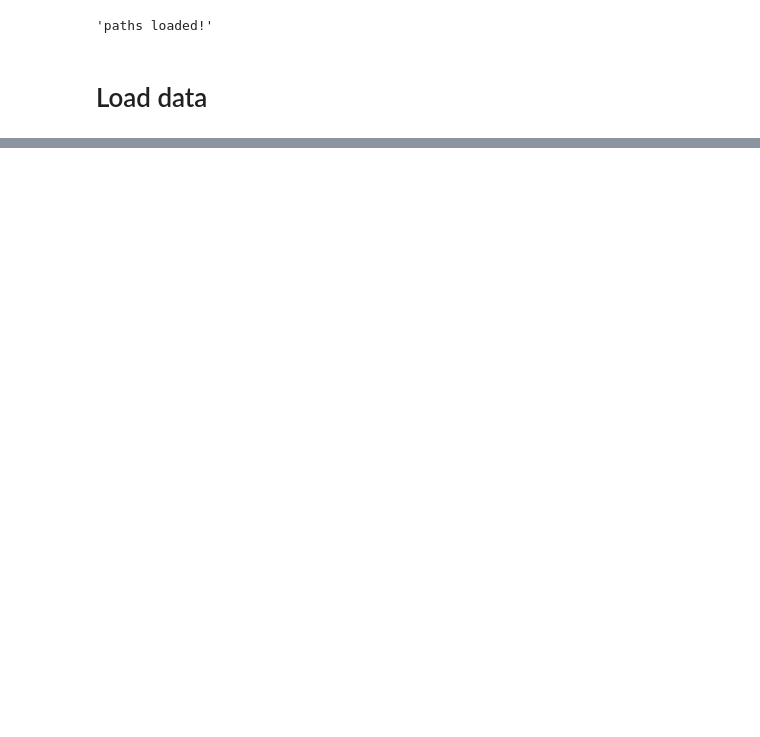
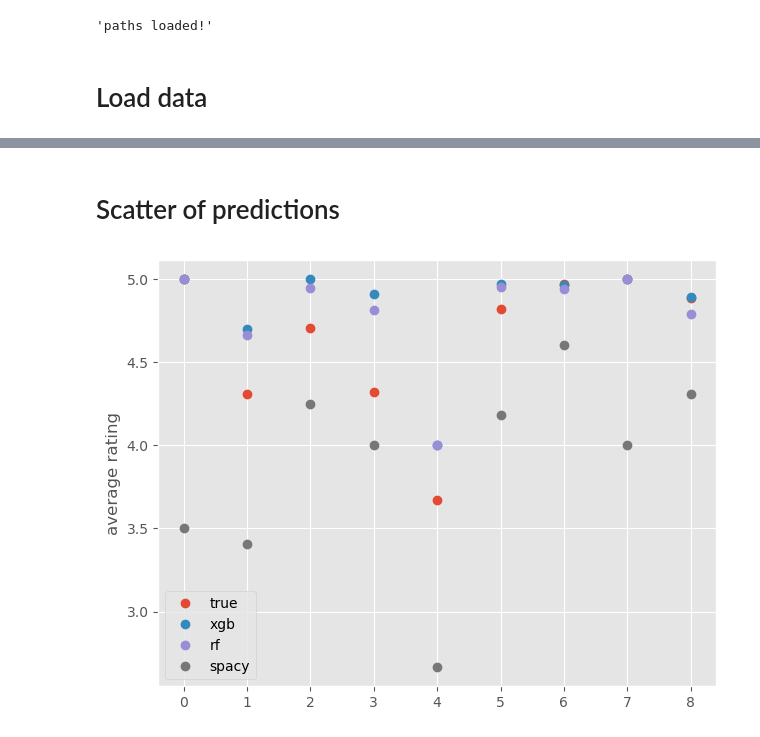
Before and after one commit to julianstar88/Data_Analytics, a Jupyter notebook: Jupyter notebooks/spacy_predict_ratings.ipynb, the cells around one changed output, grey strips where cells are left out. Cells and saved outputs as stored; diff of their text form; code cells hidden in the pictures; blank space fills up the shorter version.

Commit message:
update prediction analysis

```diff
--- a/Jupyter notebooks/spacy_predict_ratings.ipynb
+++ b/Jupyter notebooks/spacy_predict_ratings.ipynb
@@ -1,16 +1,21 @@
 # %%
 import pathlib as pl
 import pandas as pd
+import numpy as np
 import spacy
+import matplotlib.pyplot as plt
 from icecream import ic
 
+plt.style.use("ggplot")
 ic.configureOutput(includeContext=True)
 # %% [markdown]
 # Setup
 # %%
-reviews_path_1 = pl.Path(r"..\data\cities\reviews_Amsterdam_1.csv.gz")
-reviews_path_2 = pl.Path(r"..\data\cities\reviews_Amsterdam_en_2.csv.gz")
-listings_path = pl.Path(r"..\data\cities\processed\listings_Amsterdam_processed.csv")
+reviews_path_1 = pl.Path(r"..\data\cities\reviews_Rotterdam_en.csv.gz")
+# reviews_path_2 = pl.Path(r"..\data\cities\reviews_Amsterdam_en_2.csv.gz")
+listings_path = pl.Path(r"..\data\cities\processed\listings_Rotterdam_processed.csv")
+finished_path = pl.Path(r"..\data\cities\finished\listings_Rotterdam_finished.csv")
+output_path = finished_path.parent / f"{finished_path.stem}_spacy.csv"
 nlp = spacy.load(r"..\spacy_model\model-best")
 ic("paths loaded!")
 # %% [output]
@@ -28,0 +95,4 @@ ic| 2414603899.py:4 in <module>- 'data loaded!'
+# %%
+listings_combined = pd.merge(left=listings_data, right=review_data, left_on="listing_id", right_on="listing_id", how="inner")
+listings_combined = listings_combined.groupby("listing_id", as_index=False).mean(numeric_only=True)
+ic("combined!")
@@ -28,0 +104,11 @@ ic| 2414603899.py:4 in <module>- 'data loaded!'
+# %%
+# only concat if both datasets have equal rowcounts
+rows_finished = finished_data.shape[0]
+rows_predicted = listings_combined.shape[0]
+if rows_finished == rows_predicted:
+    finished_data["spacy_predict_avg"] = listings_combined["spacy_rating"].apply(lambda x: x)
+    finished_data.to_csv(output_path, mode="w")
+    ic(f"wrote file to {output_path}")
+else:
+    ic("cant concat dataframes; unequal row counts")
+    ic(f"rows finished_dataset: {rows_finished} -- rows predicted_dataset: {rows_predicted}")
@@ -28,0 +184,19 @@ ic| 2414603899.py:4 in <module>- 'data loaded!'
+# %% [markdown]
+# Scatter of predictions
+# %%
+true_vals = predict_eval["review_scores_rating"].sample(frac=0.01, axis=0, random_state=1)
+xgb_vals = predict_eval["xgb_predict_avg"].sample(frac=0.01, axis=0, random_state=1)
+rf_vals = predict_eval["rf_predict_avg"].sample(frac=0.01, axis=0, random_state=1)
+spacy_vals = predict_eval["spacy_predict_avg"].sample(frac=0.01, axis=0, random_state=1)
+x_axis = range(true_vals.shape[0])
+fig, ax = plt.subplots()
+ax.plot(x_axis, true_vals, marker="o", ls="", label="true")
+ax.plot(x_axis, xgb_vals, marker="o", ls="", label="xgb")
+ax.plot(x_axis, rf_vals, marker="o", ls="", label="rf")
+ax.plot(x_axis, spacy_vals, marker="o", ls="", label="spacy")
+ax.set_ylabel("average rating")
+ax.legend()
+fig.tight_layout()
+plt.show()
+# %% [output]
+[figure, added]
```
Also changed, not shown: parts of 13 cells of this notebook, 4 other files.
